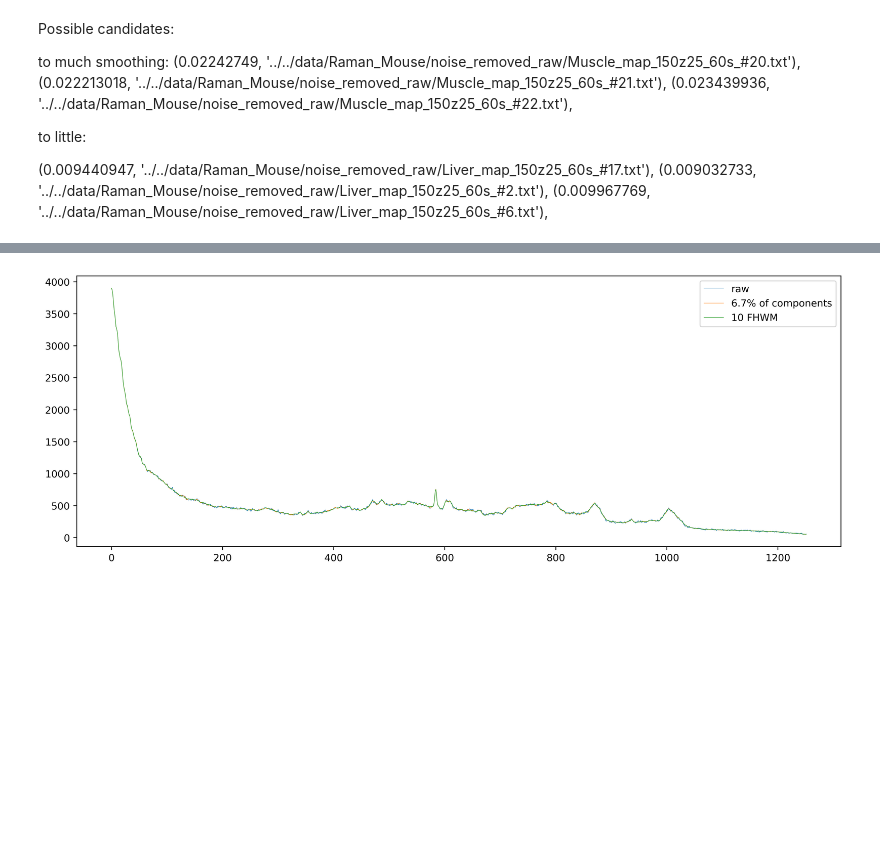
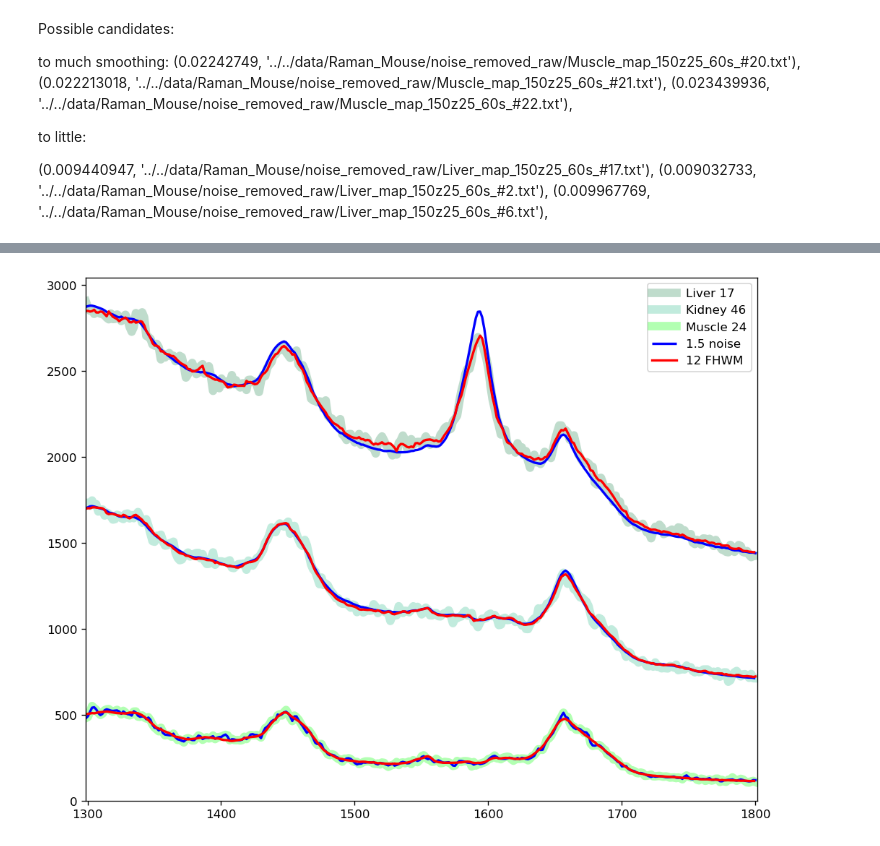
Before and after one commit to jjgsherwood/Raman-and-Photoluminescence-Signal-Separation-in-Raman-Hyperspectral-Imagery, a Jupyter notebook: experiments/Noise_removal_test.ipynb, the cells around one changed output, grey strips where cells are left out. Drawn from its saved outputs; the diff is of its cells as text; code cells hidden in the pictures; blank space fills up the shorter version.

```diff
--- a/experiments/Noise_removal_test.ipynb
+++ b/experiments/Noise_removal_test.ipynb
@@ -91,15 +101,15 @@ img, wavenumbers = data[0][0], data[1][0]
 # %%
-
 lst = []
 for i in range(51):
     raw_error = error.MSGE(data[0][i])
-    lst.append((error.MSE(data[0][i], data2[0][i]), error.MSE(data[0][i], data3[0][i]), error.MSE(data[0][i], data4[0][i])))
-#     best = (0,0,0)
-#     for x in range(150):
-#         for y in range(25):
-# #             lst.append((error.TMSGE(data[0][i][x,y], data2[0][i][x,y]), error.TMSGE(data[0][i][x,y], data3[0][i][x,y]), error.TMSGE(data[0][i][x,y], data4[0][i][x,y])))
-#             if (new:=error.MSE(data[0][i][x,y], data4[0][i][x,y])-error.MSE(data[0][i][x,y], data2[0][i][x,y])) < best[2]:
-#                 best = (x,y,new)
-    print(f"{raw_error:2f}\t{error.MSE(data[0][i], data2[0][i]):2f}\t{error.MSE(data[0][i], data3[0][i]):2f}\t{error.MSE(data[0][i], data4[0][i]):2f}\t{error.MSE(data[0][i], data2[0][i])-error.MSE(data[0][i], data4[0][i]):2f}\t{best}\t{filenames[i][-7:-4]}")
-#     lst.append(MAPE(data[0][i], data2[0][i])MSE
+    lst.append((error.TMSGE(data[0][i], data2[0][i]), error.TMSGE(data[0][i], data3[0][i]), error.TMSGE(data[0][i], data4[0][i])))
+    best = (0,0,0)
+    for x in range(150):
+        for y in range(25):
+#             if "#17" in filenames[i]:
+#                 print(error.TMSGE(data[0][i][x,y], data4[0][i][x,y])-error.TMSGE(data[0][i][x,y], data2[0][i][x,y]))
+#             lst.append((error.TMSGE(data[0][i][x,y], data2[0][i][x,y]), error.TMSGE(data[0][i][x,y], data3[0][i][x,y]), error.TMSGE(data[0][i][x,y], data4[0][i][x,y])))
+            if (new:=error.TMSGE(data[0][i][x,y], data2[0][i][x,y])-error.TMSGE(data[0][i][x,y], data3[0][i][x,y])) < best[2]:
+                best = (x,y,new)
+    print(f"{raw_error:2f}\t{error.TMSGE(data[0][i], data2[0][i]):2f}\t{error.TMSGE(data[0][i], data3[0][i]):2f}\t{error.TMSGE(data[0][i], data4[0][i]):2f}\t{error.TMSGE(data[0][i], data2[0][i])-error.TMSGE(data[0][i], data3[0][i]):2f}\t{best}\t{filenames[i][-7:-4]}")
 # %% [output]
@@ -150,42 +224,64 @@ to little:
  (0.009967769,
   '../../data/Raman_Mouse/noise_removed_raw/Liver_map_150z25_60s_#6.txt'),
 # %%
-plt.rcParams['figure.figsize'] = (14.0, 5.0)
-plt.rcParams['figure.dpi'] = 500
-plt.rcParams['lines.linewidth'] = 0.5
-
 # for i in range(51):
 #     x,y = 0, 0
 #     print(filenames[i])
 # #     print(MAPE(data[0][i], data2[0][i]), MAPE(data[0][i], data3[0][i]), MAPE(data[0][i], data4[0][i]))
 #     plt.plot(data[0][i][x,y], label="raw")
-#     plt.plot(data4[0][i][x,y], label="15% of components")
-#     plt.plot(data2[0][i][x,y], label="10 FHWM")
-#     plt.plot(data3[0][i][x,y], label="1.5 percentage")
+#     plt.plot(data2[0][i][x,y], label="12 FHWM")
+# #         plt.plot(data3[0][i][x,y], label="1.0 percentage")
+#     plt.plot(data4[0][i][x,y], label="5% of components")
 #     plt.legend()
 #     plt.show()
 
-for i in range(51):
-    if "#28" in filenames[i]:
-        x,y = 4, 7
-        print(filenames[i])
-#         print(MAPE(data[0][i], data2[0][i]), MAPE(data[0][i], data3[0][i]), MAPE(data[0][i], data4[0][i]))
-        plt.plot(data[0][i][x,y], label="raw")
-        plt.plot(data4[0][i][x,y], label="6.7% of components")
-        plt.plot(data2[0][i][x,y], label="10 FHWM")
-#         plt.plot(data3[0][i][x,y], label="1.5 percentage")
-        plt.legend()
-        plt.show()
+
+# less k
+# for i in range(51):
+#     if "#24" in filenames[i]:
+#         print(i)
+#         x,y = 0,0
+#         print(filenames[i])
+# #         print(MAPE(data[0][i], data2[0][i]), MAPE(data[0][i], data3[0][i]), MAPE(data[0][i], data4[0][i]))
+#         plt.plot(wavenumbers[L:R], data[0][i][x,y][L:R], 'k', label="Muscle 24", alpha=0.2, linewidth=3)
+#         plt.plot(wavenumbers[L:R], data2[0][i][x,y][L:R], 'r', label="12 FHWM")
+#         plt.plot(wavenumbers[L:R], data3[0][i][x,y][L:R], 'b', linestyle=(0, (5, 5)), label="1.5 noise")
+# #         plt.plot(wavenumbers, data4[0][i][x,y], 'g', linestyle=(0, (5, 5)), label="5% PC")
+
+# #         plt.show()
+# plt.gca().set_prop_cycle(None)
+# # more k
+plt.rcParams['figure.figsize'] = (10.0, 8.0)
+plt.rcParams['figure.dpi'] = 120
+plt.rcParams['lines.linewidth'] = 2
 
 for i in range(51):
-    if "#2." in filenames[i]:
-        x,y = 39, 11
-        print(filenames[i])
-#         print(MAPE(data[0][i], data2[0][i]), MAPE(data[0][i], data3[0][i]), MAPE(data[0][i], data4[0][i]))
-        plt.plot(data[0][i][x,y], label="raw")
-        plt.plot(data4[0][i][x,y], label="6.7% of components")
-        plt.plot(data2[0][i][x,y], label="10 FHWM")
-#         plt.plot(data3[0][i][x,y], label="1.5 percentage")
+    if "Kidney" in filenames[i] and i in [11]:
+        ax = plt.gca()
+        ax.set_alpha(1)
+        # ax.set_facecolor('whitesmoke')
+
+        L, R = (773, 1095)
+
+#         print(i)
+        x,y = 0,0
+#         print(filenames[i])
+        plt.plot(wavenumbers[L:R], data[0][29][x,y][L:R], 'seagreen', label="Liver 17", alpha=0.3, linewidth=7)
+        plt.plot(wavenumbers[L:R], data[0][i][x,y][L:R], 'mediumaquamarine', label="Kidney 46", alpha=0.4, linewidth=7)
+        plt.plot(wavenumbers[L:R], data[0][40][x,y][L:R], 'lime', label="Muscle 24", alpha=0.3, linewidth=7)
+
+        plt.plot(wavenumbers[L:R], data3[0][i][x,y][L:R], 'b', linestyle=(0, (5, 0)), label="1.5 noise")
+        plt.plot(wavenumbers[L:R], data2[0][i][x,y][L:R], 'r', label="12 FHWM")
+
         plt.legend()
+
+        plt.plot(wavenumbers[L:R], data3[0][40][x,y][L:R], 'b', label="1.5 noise")
+        plt.plot(wavenumbers[L:R], data2[0][40][x,y][L:R], 'r', linestyle=(0, (5, 0)), label="12 FHWM")
+
+        plt.plot(wavenumbers[L:R], data3[0][29][x,y][L:R], 'b', label="1.5 noise")
+        plt.plot(wavenumbers[L:R], data2[0][29][x,y][L:R], 'r', linestyle=(0, (5, 0)), label="12 FHWM")
+
+        plt.xlim(wavenumbers[L],wavenumbers[R])
+        plt.ylim(0)
         plt.show()
 # %% [output]
@@ -193 +288 @@ for i in range(51):
-[figure, old version]
+[figure, new version]
```
Also changed, not shown: parts of 13 cells of this notebook, 4 other files.
